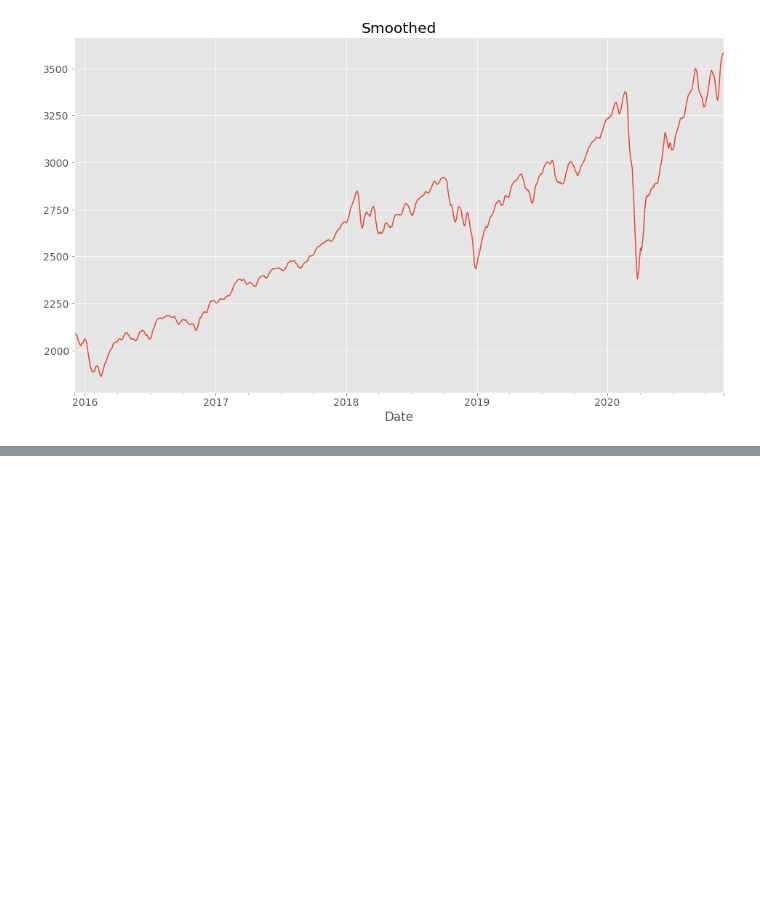
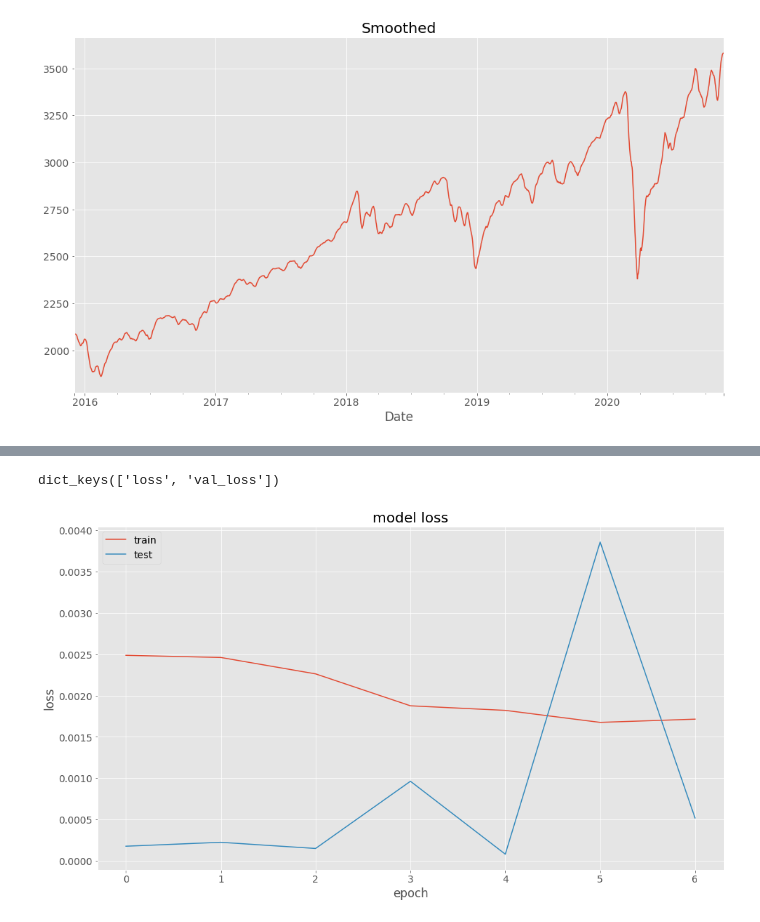
Before and after one commit to paulsok/kaggle, a Jupyter notebook: Time Series Forecasting with Yahoo Stock Price/yahoo.ipynb, the cells around one changed output, grey strips where cells are left out. Saved outputs shown, nothing was run; the diff lists cells and outputs as text; code cells hidden in the pictures; blank space fills up the shorter version.

```diff
--- a/Time Series Forecasting with Yahoo Stock Price/yahoo.ipynb
+++ b/Time Series Forecasting with Yahoo Stock Price/yahoo.ipynb
@@ -117,0 +123,12 @@ sacler = MinMaxScaler(feature_range=(0, 1))
+# %%
+# scale data from 0 to 1
+scaler = MinMaxScaler(feature_range=(0, 1))
+train_s = scaler.fit_transform(train)
+test_s = scaler.fit_transform(test)
+
+# split independent and dependent variables
+x_train = train_s[:, :-1]
+y_train = train_s[:, -1]
+
+x_test = test_s[:, :-1]
+y_test = test_s[:, -1]
@@ -117,0 +188,5 @@ sacler = MinMaxScaler(feature_range=(0, 1))
+# %%
+# model fit
+callbacks = [EarlyStopping(monitor='val_loss', patience=2, verbose=0)]
+history = lstm_model.fit(x_train, y_train, epochs=20, batch_size=16,
+                         verbose=1,validation_split=0.05, callbacks=callbacks)
@@ -117,0 +208,14 @@ sacler = MinMaxScaler(feature_range=(0, 1))
+# %%
+# summarize history for loss
+print(history.history.keys())
+
+plt.plot(history.history['loss'])
+plt.plot(history.history['val_loss'])
+plt.title('model loss')
+plt.ylabel('loss')
+plt.xlabel('epoch')
+plt.legend(['train', 'test'], loc='upper left')
+plt.show()
+# %% [output]
+dict_keys(['loss', 'val_loss'])
+[figure, added]
```
Also changed, not shown: parts of 9 cells of this notebook.
